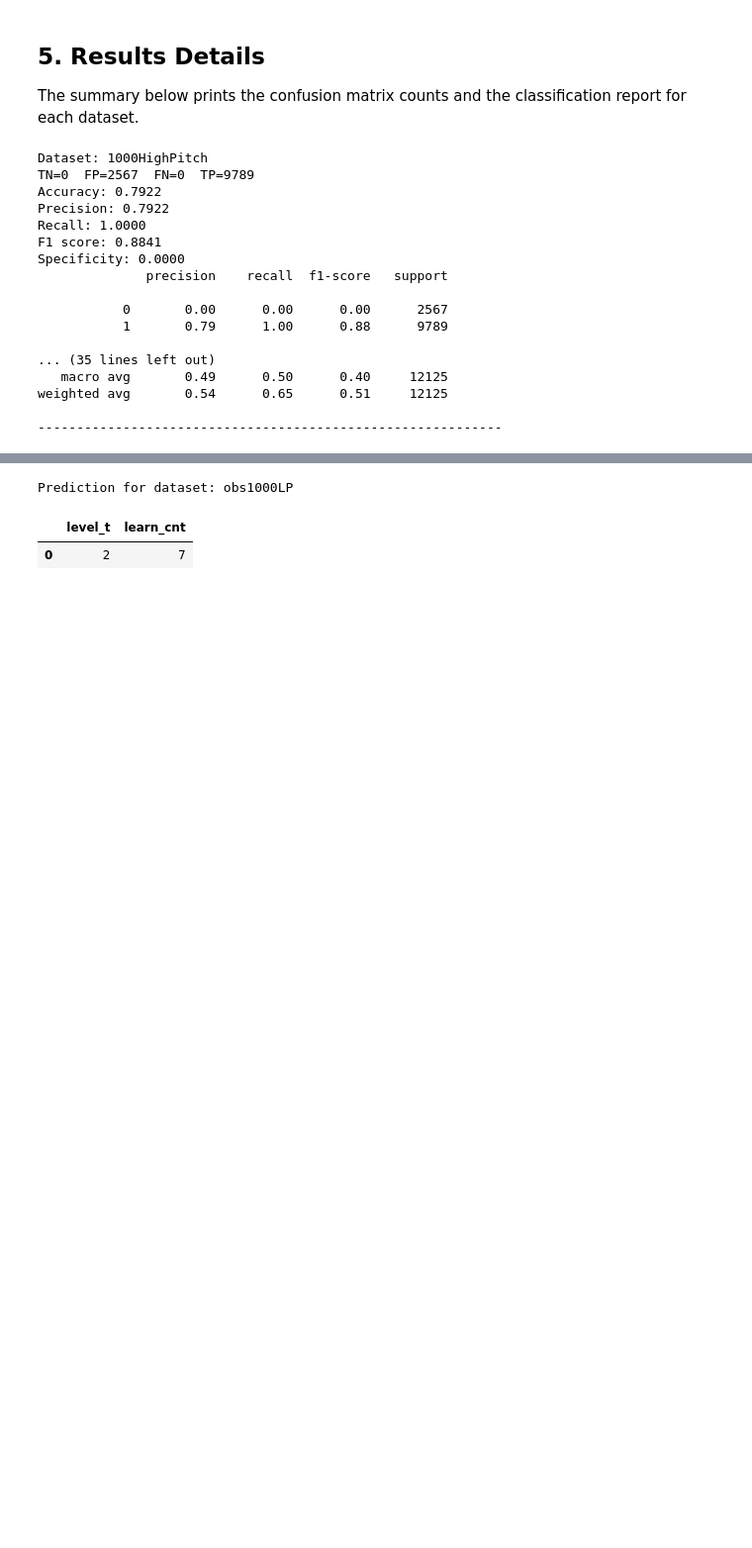
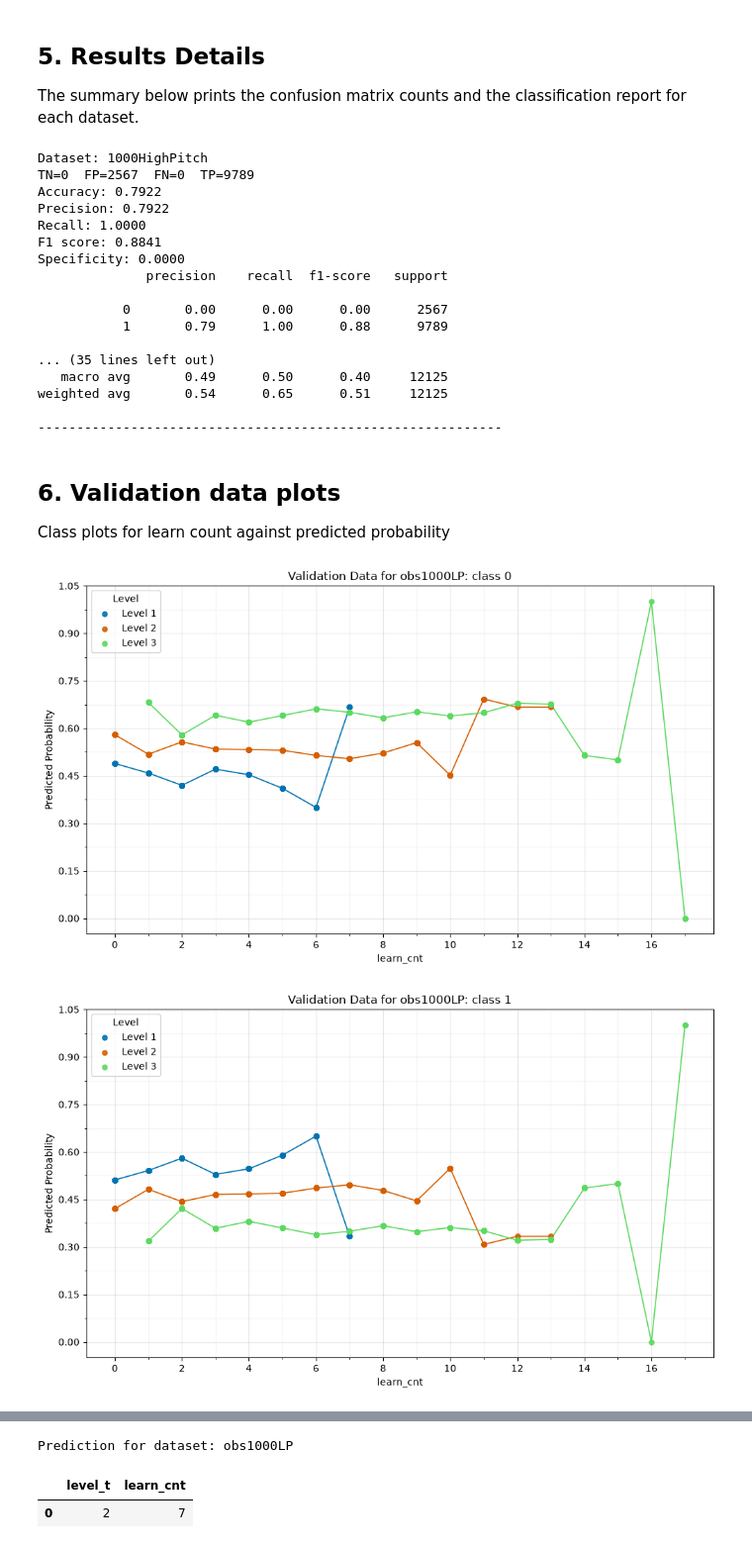
Before and after one commit to andrewvalletta/DissertationRepo, a Jupyter notebook: python/decision_tree.ipynb, the cells around one changed output, grey strips where cells are left out. Shown at 99% size. Drawn from its saved outputs; the diff is of its cells as text; code cells hidden in the pictures; blank space fills up the shorter version.

Commit message:
Added Validation data plots Plot for each class 0/1 with all 3 levels learn_cnt - x axis Predicted Probability - y axis

```diff
--- a/python/decision_tree.ipynb
+++ b/python/decision_tree.ipynb
@@ -195,4 +198,73 @@ Specificity: 0.0000
 weighted avg       0.54      0.65      0.51     12125
 
 ------------------------------------------------------------
+# %% [markdown]
+## 6. Validation data plots
+
+Class plots for learn count against predicted probability
+# %%
+validation_result = training_results["obs1000LP"]
+
+validation_data = validation_result["X_test"].copy()
+
+# Columns: class 0, class 1 probabilities
+validation_probabilities = validation_result["model"].predict_proba(validation_data)
+validation_data['probability_class_0'] = validation_probabilities[:, 0]
+validation_data['probability_class_1'] = validation_probabilities[:, 1]
+
+levels = [1, 2, 3]
+colours = {1: "#0072B2", 2: "#D55E00", 3: "#5CD960"}
+class_columns = [
+    ('probability_class_0', 'Validation Data for obs1000LP: class 0'),
+    ('probability_class_1', 'Validation Data for obs1000LP: class 1'),
+]
+
+def plot_validation_class(probability_column: str, title: str) -> None:
+    # Plot one predicted class at a time so the figure stays simple.
+    fig, axis = plt.subplots(figsize=(10, 6))
+
+    for level in levels:
+        # Keep only the selected level and the probability column we want to draw.
+        level_frame = validation_data.loc[validation_data['level_t'] == level, ['learn_cnt', probability_column]]
+        if level_frame.empty:
+            continue
+
+        # Sort so the connecting line follows learn_cnt order
+        level_frame = level_frame.sort_values('learn_cnt')
+        axis.scatter(
+            level_frame['learn_cnt'],
+            level_frame[probability_column],
+            color=colours[level],
+            s=26,
+            alpha=0.9,
+            label=f'Level {level}',
+            zorder=3,
+        )
+        axis.plot(
+            level_frame['learn_cnt'],
+            level_frame[probability_column],
+            color=colours[level],
+            linestyle='-',
+            linewidth=1.25,
+            zorder=2,
+        )
+
+    axis.set_xlabel('learn_cnt')
+    axis.set_ylabel('Predicted Probability')
+    axis.set_title(title)
+    axis.xaxis.set_major_locator(MaxNLocator(nbins=12, integer=True))
+    axis.xaxis.set_minor_locator(AutoMinorLocator(2))
+    axis.yaxis.set_major_locator(MaxNLocator(nbins=10))
+    axis.yaxis.set_minor_locator(AutoMinorLocator(2))
+    axis.grid(True, which='major', alpha=0.3)
+    axis.grid(True, which='minor', alpha=0.12)
+    axis.legend(title='Level')
+    plt.tight_layout()
+    plt.show()
+
+for probability_column, title in class_columns:
+    plot_validation_class(probability_column, title)
+# %% [output]
+[figure, added]
+[figure, added]
 # %% [markdown]
```
Also changed, not shown: parts of 3 cells of this notebook, 3 other files.
